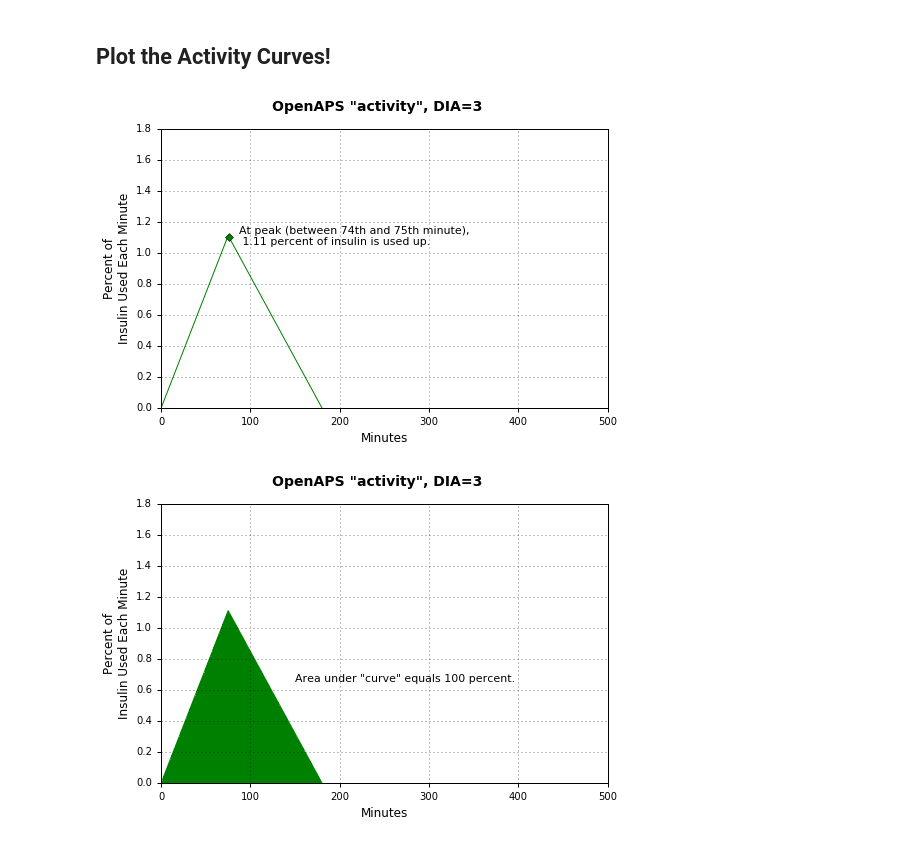
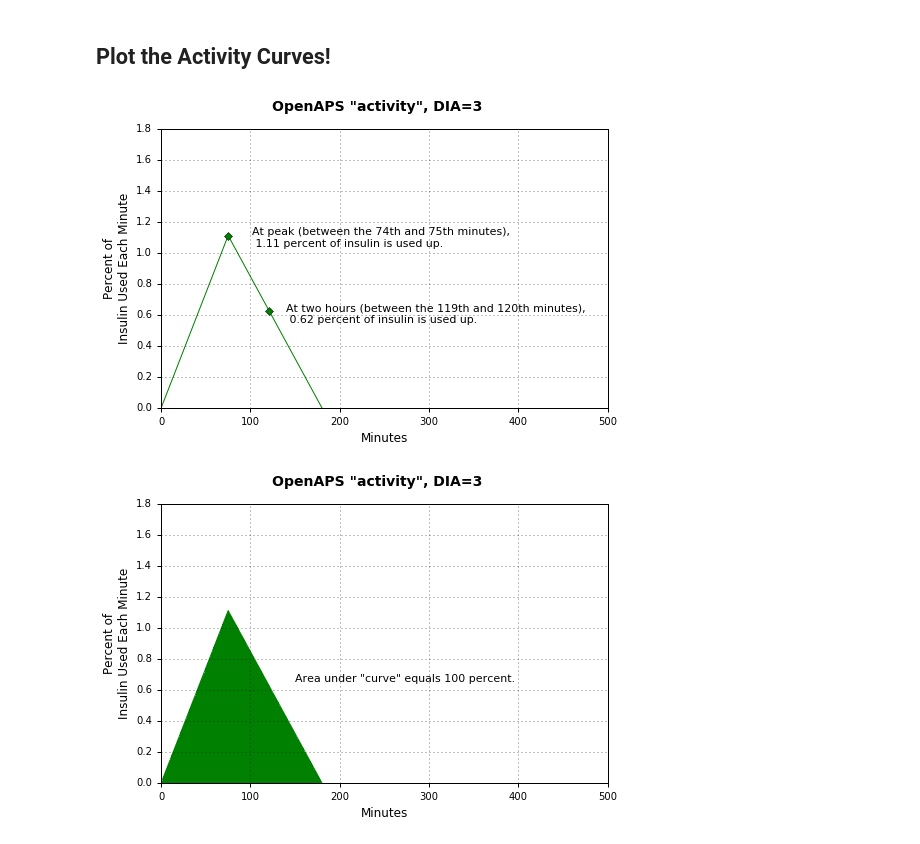
Before and after one commit to Nightscou2018/Replicate-OpenAPS-IOB-calcs, a Jupyter notebook: OpenAPS_insulin_activity_calculations.ipynb, the cells around one changed output. Saved outputs shown, nothing was run; the diff lists cells and outputs as text; code cells hidden in the pictures.

Commit message:
added data point and annotation at 120 minutes

```diff
--- a/OpenAPS_insulin_activity_calculations.ipynb
+++ b/OpenAPS_insulin_activity_calculations.ipynb
@@ -130,27 +130,30 @@ width * height = 1.99998
 # %%
 # Plot activity curve for just (dia == 3)
 plt.figure(figsize=(8, 5))
 plt.ylabel('Percent of\nInsulin Used Each Minute', fontsize=12)
 plt.xlabel('Minutes', fontsize=12)
 plt.suptitle('OpenAPS "activity", DIA=3', fontsize=14, fontweight='bold')
 
-markers = [76]
+markers = [75, 121]
 
 act_3_pct = dict_of_dfs_by_dia[3]['activity_dia_3'] * 100
 act_3_pct.plot(kind='line', label='DIA=3', color='g', marker='D', markevery=markers).grid(True)
-plt.text(87, 1.05, 'At peak (between 74th and 75th minute),\n 1.11 percent of insulin is used up.', fontsize=11)
+
+plt.text(102, 1.04, 'At peak (between the 74th and 75th minutes),\n 1.11 percent of insulin is used up.', fontsize=11)
+plt.text(140, 0.55, 'At two hours (between the 119th and 120th minutes),\n 0.62 percent of insulin is used up.', fontsize=11)
+
 plt.tick_params(axis='both', top='off', right='off', direction='out', pad=5, width=1)
 
 plt.xlim([0,500])
 plt.ylim([0,1.8])
 
 #plt.legend(bbox_to_anchor=(0.95, 0.95), loc=1, borderaxespad=0.0)
 
 plt.savefig('OpenAPS_activity_dia_3.png', format='png', dpi=600)
 
 plt.show()
 # %% [output]
-[figure, old version]
+[figure, new version]
 # %%
 # Plot activity AREA UNDER curve for just (dia == 3)
 plt.figure(figsize=(8, 5))
```
Also changed, not shown: 1 other file.
